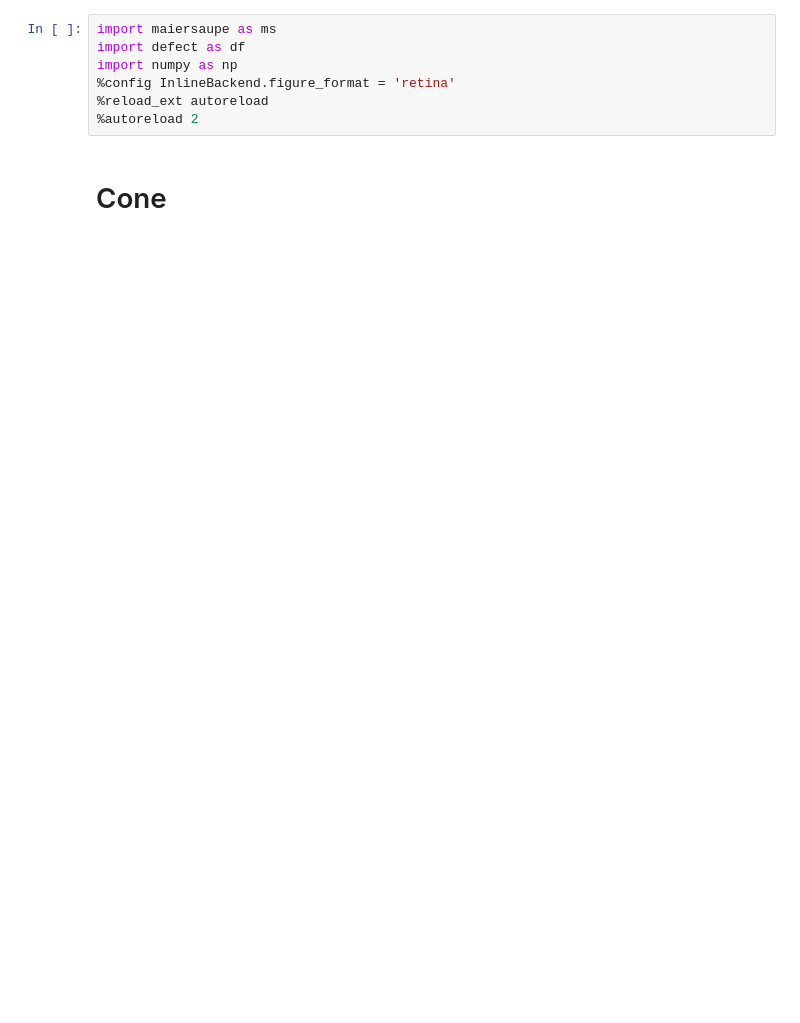
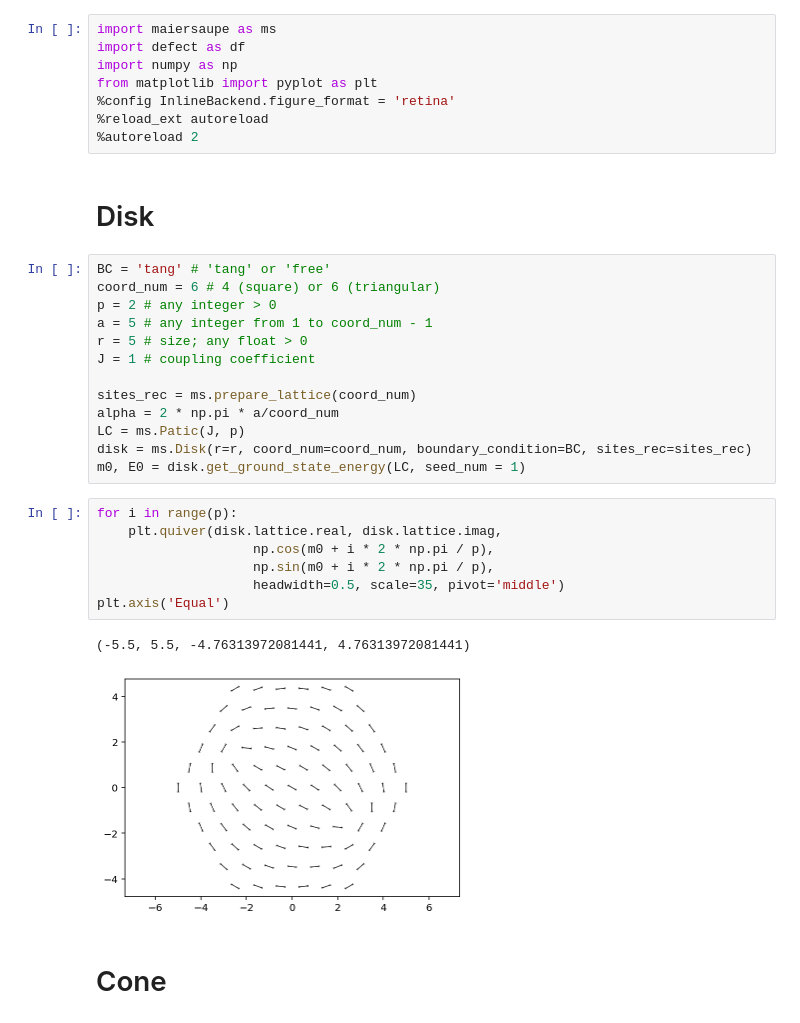
Before and after one commit to ghzhang0/maier-saupe, a Jupyter notebook: energy_min.ipynb, the cells around one changed output. Drawn from its saved outputs; the diff is of its cells as text; blank space fills up the shorter version.

```diff
--- a/energy_min.ipynb
+++ b/energy_min.ipynb
@@ -2,9 +2,35 @@
 import maiersaupe as ms
 import defect as df
 import numpy as np
+from matplotlib import pyplot as plt
 %config InlineBackend.figure_format = 'retina'
 %reload_ext autoreload
 %autoreload 2
+# %% [markdown]
+# Disk
+# %%
+BC = 'tang' # 'tang' or 'free'
+coord_num = 6 # 4 (square) or 6 (triangular)
+p = 2 # any integer > 0
+a = 5 # any integer from 1 to coord_num - 1
+r = 5 # size; any float > 0
+J = 1 # coupling coefficient
+
+sites_rec = ms.prepare_lattice(coord_num)
+alpha = 2 * np.pi * a/coord_num
+LC = ms.Patic(J, p)
+disk = ms.Disk(r=r, coord_num=coord_num, boundary_condition=BC, sites_rec=sites_rec)
+m0, E0 = disk.get_ground_state_energy(LC, seed_num = 1)
+# %%
+for i in range(p):
+    plt.quiver(disk.lattice.real, disk.lattice.imag,
+                    np.cos(m0 + i * 2 * np.pi / p),
+                    np.sin(m0 + i * 2 * np.pi / p),
+                    headwidth=0.5, scale=35, pivot='middle')
+plt.axis('Equal')
+# %% [output]
+(-5.5, 5.5, -4.76313972081441, 4.76313972081441)
+[figure, added]
 # %% [markdown]
 # Cone
 # %%
```
Also changed, not shown: parts of 4 cells of this notebook, 1 other file.
